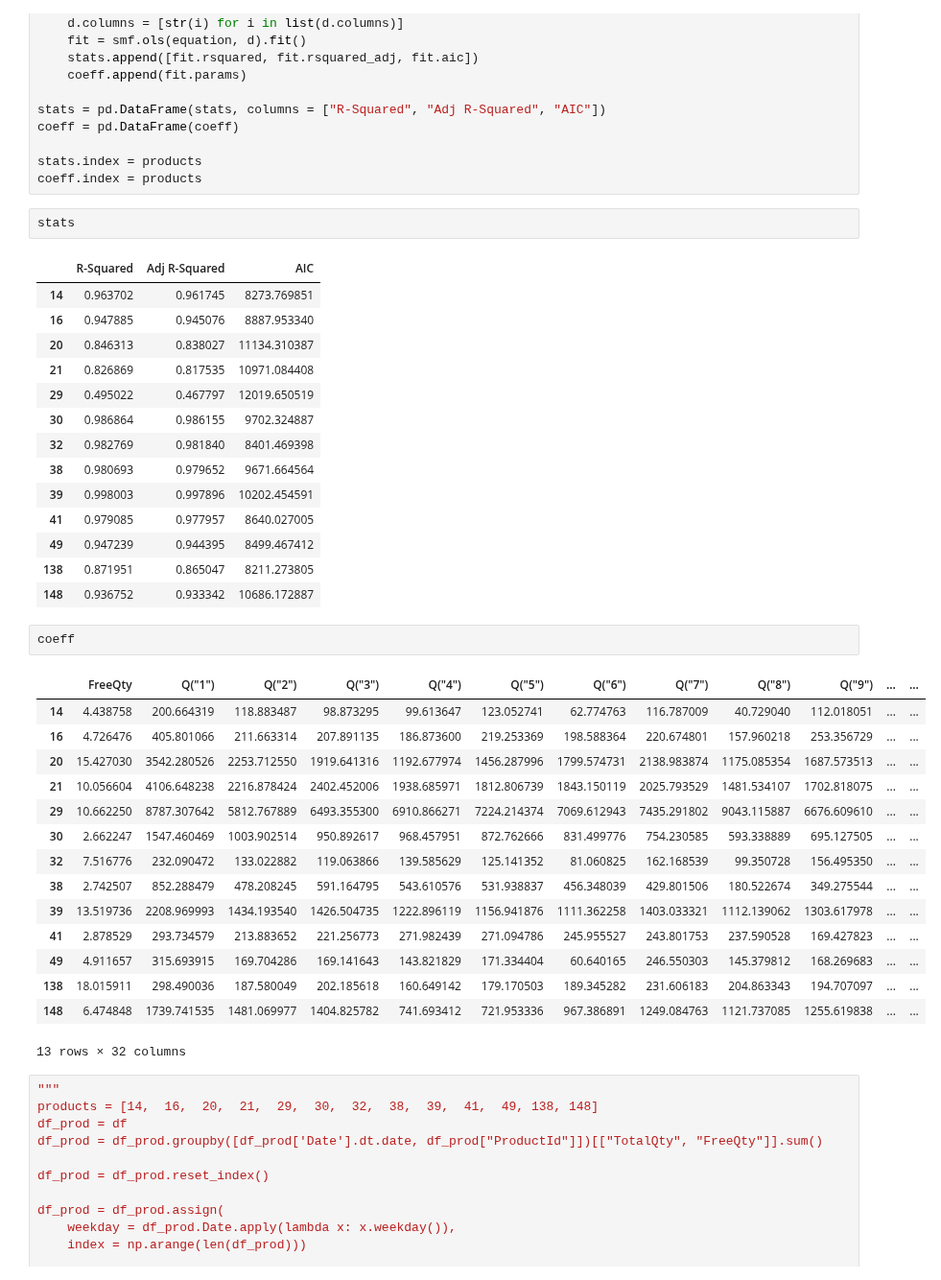
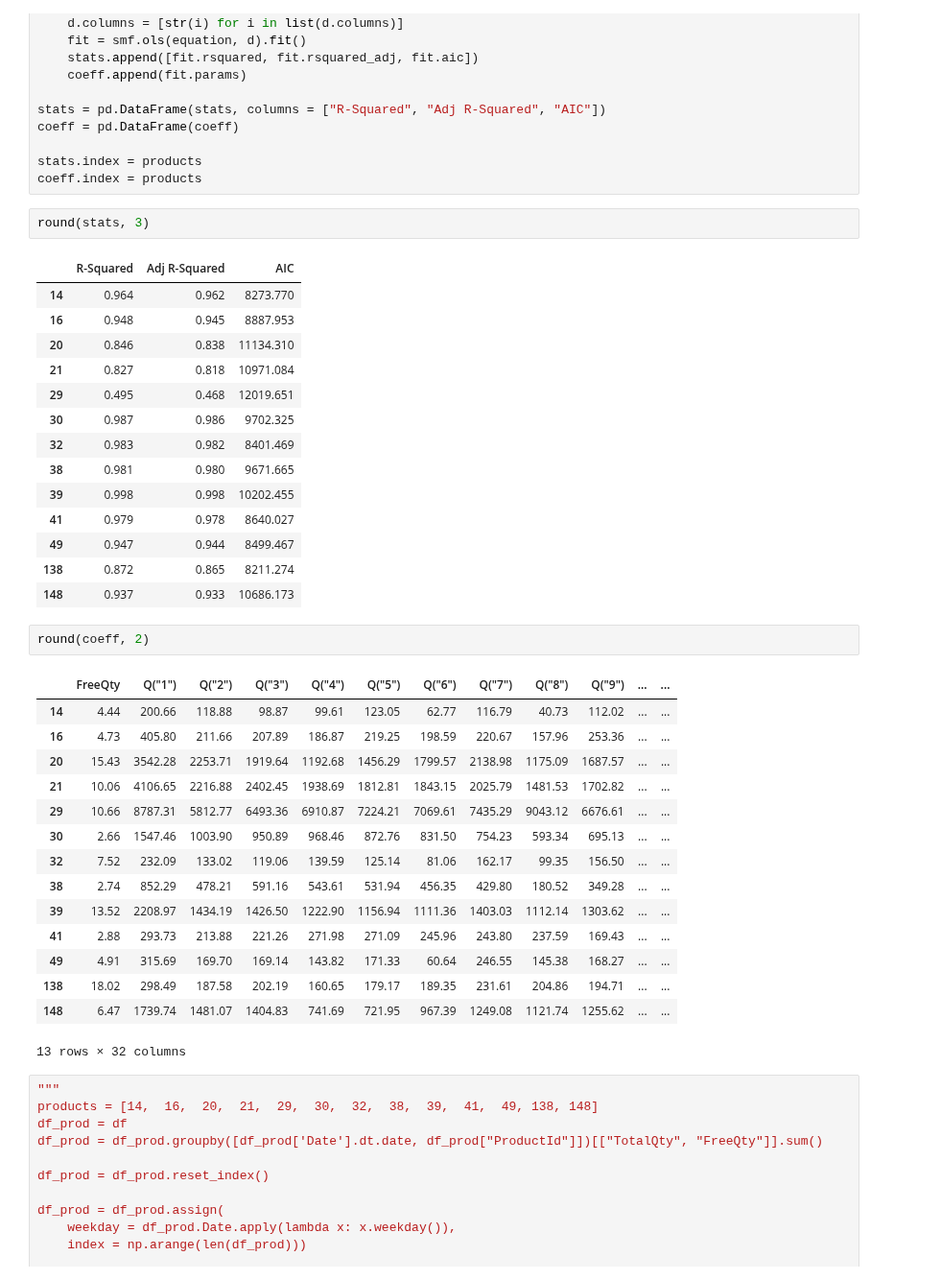
Before and after one commit to ayigitdogan/PharmaProject, a Jupyter notebook: IE492 - Pharma Project.ipynb, the cells around one changed output. Shown at 96% size. Cells and saved outputs as stored; diff of their text form.

```diff
--- a/IE492 - Pharma Project.ipynb
+++ b/IE492 - Pharma Project.ipynb
@@ -356,39 +356,39 @@ coeff = pd.DataFrame(coeff)
 stats.index = products
 coeff.index = products
 # %%
-stats
+round(stats, 3)
 # %% [output]
 |  | R-Squared | Adj R-Squared | AIC |
-| 14 | 0.963702 | 0.961745 | 8273.769851 |
-| 16 | 0.947885 | 0.945076 | 8887.953340 |
-| 20 | 0.846313 | 0.838027 | 11134.310387 |
-| 21 | 0.826869 | 0.817535 | 10971.084408 |
-| 29 | 0.495022 | 0.467797 | 12019.650519 |
-| 30 | 0.986864 | 0.986155 | 9702.324887 |
-| 32 | 0.982769 | 0.981840 | 8401.469398 |
-| 38 | 0.980693 | 0.979652 | 9671.664564 |
-| 39 | 0.998003 | 0.997896 | 10202.454591 |
-| 41 | 0.979085 | 0.977957 | 8640.027005 |
-| 49 | 0.947239 | 0.944395 | 8499.467412 |
-| 138 | 0.871951 | 0.865047 | 8211.273805 |
-| 148 | 0.936752 | 0.933342 | 10686.172887 |
+| 14 | 0.964 | 0.962 | 8273.770 |
+| 16 | 0.948 | 0.945 | 8887.953 |
+| 20 | 0.846 | 0.838 | 11134.310 |
+| 21 | 0.827 | 0.818 | 10971.084 |
+| 29 | 0.495 | 0.468 | 12019.651 |
+| 30 | 0.987 | 0.986 | 9702.325 |
+| 32 | 0.983 | 0.982 | 8401.469 |
+| 38 | 0.981 | 0.980 | 9671.665 |
+| 39 | 0.998 | 0.998 | 10202.455 |
+| 41 | 0.979 | 0.978 | 8640.027 |
+| 49 | 0.947 | 0.944 | 8499.467 |
+| 138 | 0.872 | 0.865 | 8211.274 |
+| 148 | 0.937 | 0.933 | 10686.173 |
 # %%
-coeff
+round(coeff, 2)
 # %% [output]
 |  | FreeQty | Q("1") | Q("2") | Q("3") | Q("4") | Q("5") | Q("6") | Q("7") | Q("8") | Q("9") | ... | ... |
-| 14 | 4.438758 | 200.664319 | 118.883487 | 98.873295 | 99.613647 | 123.052741 | 62.774763 | 116.787009 | 40.729040 | 112.018051 | ... | ... |
-| 16 | 4.726476 | 405.801066 | 211.663314 | 207.891135 | 186.873600 | 219.253369 | 198.588364 | 220.674801 | 157.960218 | 253.356729 | ... | ... |
-| 20 | 15.427030 | 3542.280526 | 2253.712550 | 1919.641316 | 1192.677974 | 1456.287996 | 1799.574731 | 2138.983874 | 1175.085354 | 1687.573513 | ... | ... |
-| 21 | 10.056604 | 4106.648238 | 2216.878424 | 2402.452006 | 1938.685971 | 1812.806739 | 1843.150119 | 2025.793529 | 1481.534107 | 1702.818075 | ... | ... |
-| 29 | 10.662250 | 8787.307642 | 5812.767889 | 6493.355300 | 6910.866271 | 7224.214374 | 7069.612943 | 7435.291802 | 9043.115887 | 6676.609610 | ... | ... |
-| 30 | 2.662247 | 1547.460469 | 1003.902514 | 950.892617 | 968.457951 | 872.762666 | 831.499776 | 754.230585 | 593.338889 | 695.127505 | ... | ... |
-| 32 | 7.516776 | 232.090472 | 133.022882 | 119.063866 | 139.585629 | 125.141352 | 81.060825 | 162.168539 | 99.350728 | 156.495350 | ... | ... |
-| 38 | 2.742507 | 852.288479 | 478.208245 | 591.164795 | 543.610576 | 531.938837 | 456.348039 | 429.801506 | 180.522674 | 349.275544 | ... | ... |
-| 39 | 13.519736 | 2208.969993 | 1434.193540 | 1426.504735 | 1222.896119 | 1156.941876 | 1111.362258 | 1403.033321 | 1112.139062 | 1303.617978 | ... | ... |
-| 41 | 2.878529 | 293.734579 | 213.883652 | 221.256773 | 271.982439 | 271.094786 | 245.955527 | 243.801753 | 237.590528 | 169.427823 | ... | ... |
-| 49 | 4.911657 | 315.693915 | 169.704286 | 169.141643 | 143.821829 | 171.334404 | 60.640165 | 246.550303 | 145.379812 | 168.269683 | ... | ... |
-| 138 | 18.015911 | 298.490036 | 187.580049 | 202.185618 | 160.649142 | 179.170503 | 189.345282 | 231.606183 | 204.863343 | 194.707097 | ... | ... |
-| 148 | 6.474848 | 1739.741535 | 1481.069977 | 1404.825782 | 741.693412 | 721.953336 | 967.386891 | 1249.084763 | 1121.737085 | 1255.619838 | ... | ... |
+| 14 | 4.44 | 200.66 | 118.88 | 98.87 | 99.61 | 123.05 | 62.77 | 116.79 | 40.73 | 112.02 | ... | ... |
+| 16 | 4.73 | 405.80 | 211.66 | 207.89 | 186.87 | 219.25 | 198.59 | 220.67 | 157.96 | 253.36 | ... | ... |
+| 20 | 15.43 | 3542.28 | 2253.71 | 1919.64 | 1192.68 | 1456.29 | 1799.57 | 2138.98 | 1175.09 | 1687.57 | ... | ... |
+| 21 | 10.06 | 4106.65 | 2216.88 | 2402.45 | 1938.69 | 1812.81 | 1843.15 | 2025.79 | 1481.53 | 1702.82 | ... | ... |
+| 29 | 10.66 | 8787.31 | 5812.77 | 6493.36 | 6910.87 | 7224.21 | 7069.61 | 7435.29 | 9043.12 | 6676.61 | ... | ... |
+| 30 | 2.66 | 1547.46 | 1003.90 | 950.89 | 968.46 | 872.76 | 831.50 | 754.23 | 593.34 | 695.13 | ... | ... |
+| 32 | 7.52 | 232.09 | 133.02 | 119.06 | 139.59 | 125.14 | 81.06 | 162.17 | 99.35 | 156.50 | ... | ... |
+| 38 | 2.74 | 852.29 | 478.21 | 591.16 | 543.61 | 531.94 | 456.35 | 429.80 | 180.52 | 349.28 | ... | ... |
+| 39 | 13.52 | 2208.97 | 1434.19 | 1426.50 | 1222.90 | 1156.94 | 1111.36 | 1403.03 | 1112.14 | 1303.62 | ... | ... |
+| 41 | 2.88 | 293.73 | 213.88 | 221.26 | 271.98 | 271.09 | 245.96 | 243.80 | 237.59 | 169.43 | ... | ... |
+| 49 | 4.91 | 315.69 | 169.70 | 169.14 | 143.82 | 171.33 | 60.64 | 246.55 | 145.38 | 168.27 | ... | ... |
+| 138 | 18.02 | 298.49 | 187.58 | 202.19 | 160.65 | 179.17 | 189.35 | 231.61 | 204.86 | 194.71 | ... | ... |
+| 148 | 6.47 | 1739.74 | 1481.07 | 1404.83 | 741.69 | 721.95 | 967.39 | 1249.08 | 1121.74 | 1255.62 | ... | ... |
 13 rows × 32 columns
 # %%
 """
```
Also changed, not shown: parts of 13 cells of this notebook.
